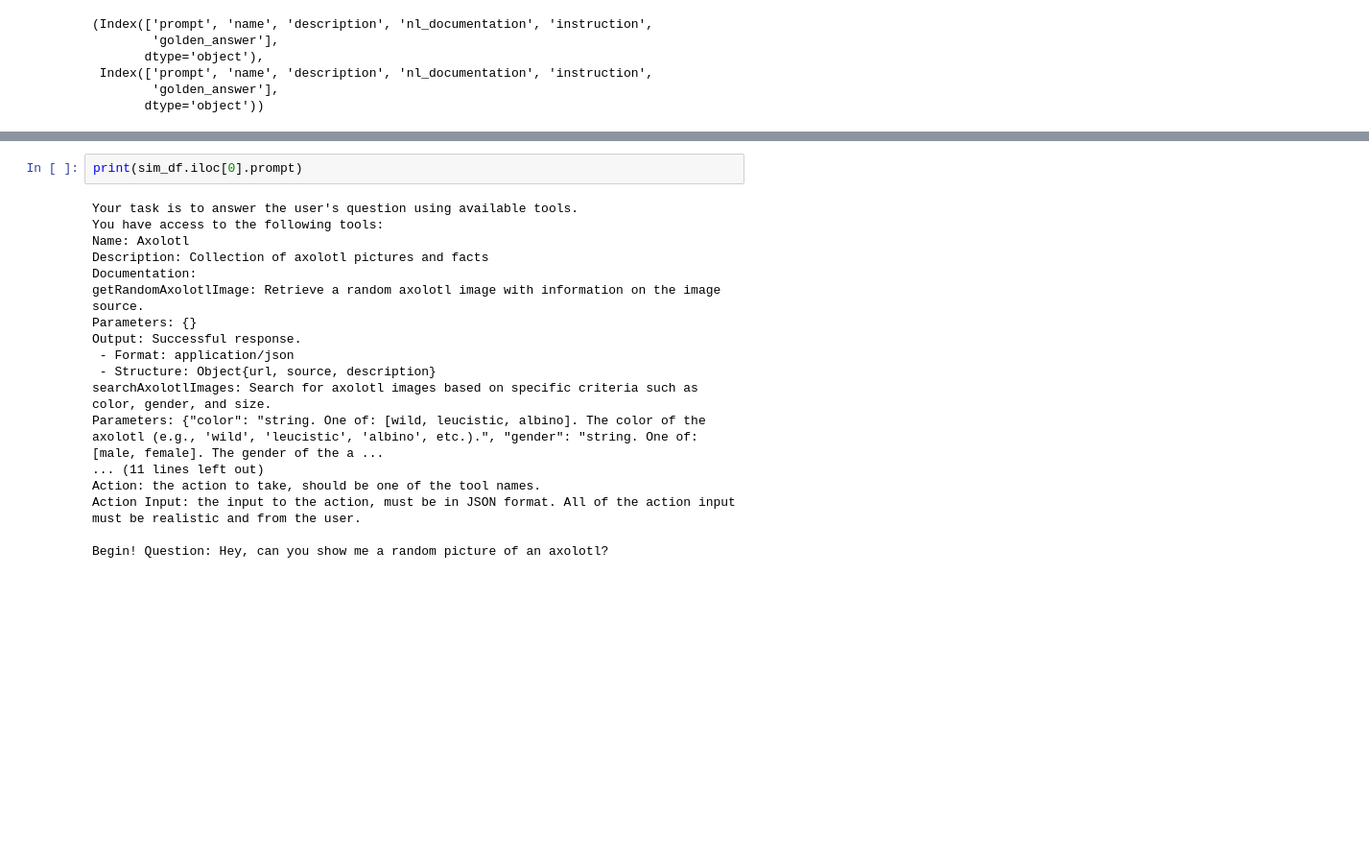
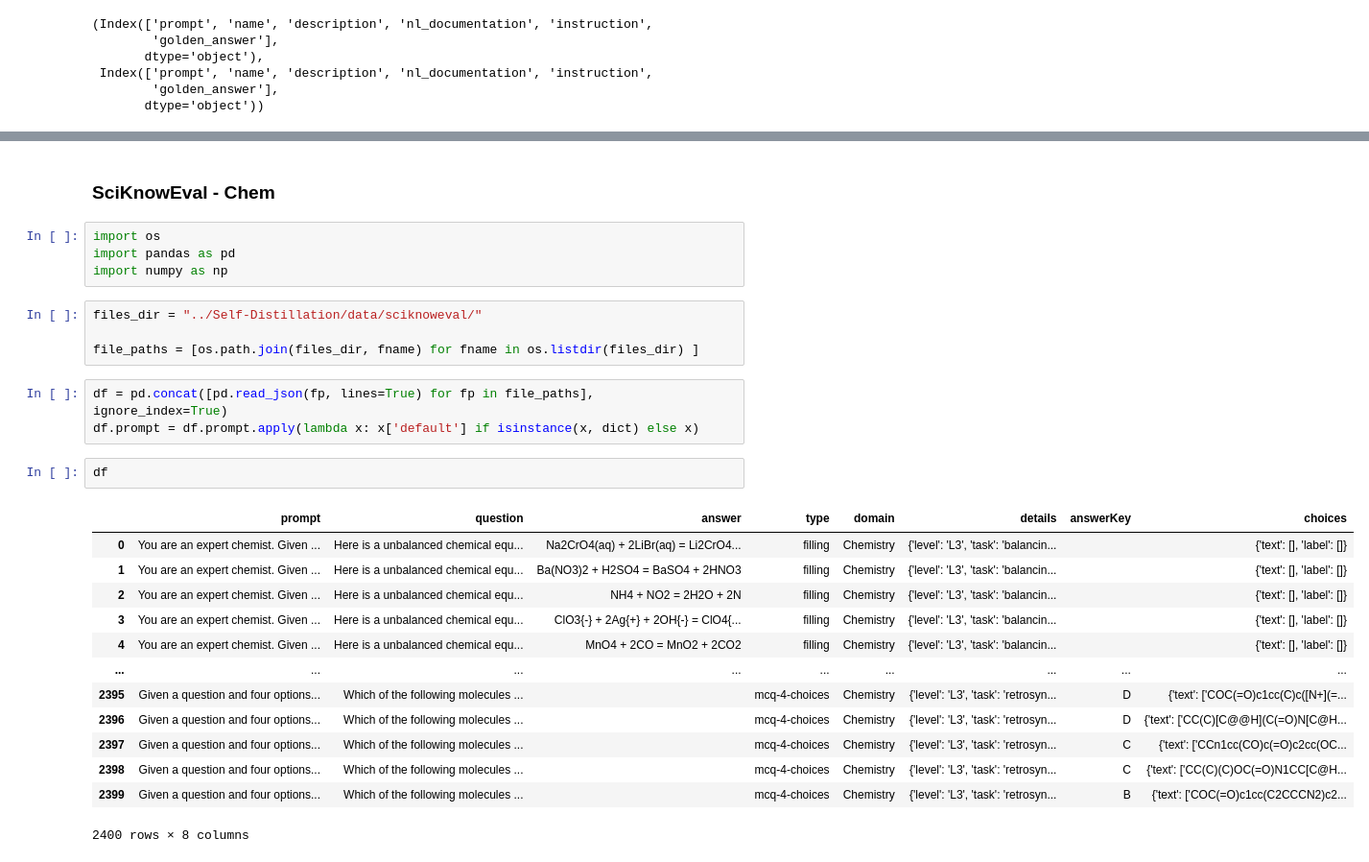
Before and after one commit to Dundalia/sdft-arena, a Jupyter notebook: notebooks/load_data.ipynb, the cells around one changed output, grey strips where cells are left out. Shown at 96% size. Cells and saved outputs as stored; diff of their text form; blank space fills up the shorter version.

```diff
--- a/notebooks/load_data.ipynb
+++ b/notebooks/load_data.ipynb
@@ -149,20 +143,29 @@ False
-# %%
-print(sim_df.iloc[0].prompt)
-# %% [output]
-Your task is to answer the user's question using available tools.
-You have access to the following tools:
-Name: Axolotl
-Description: Collection of axolotl pictures and facts
-Documentation:
-getRandomAxolotlImage: Retrieve a random axolotl image with information on the image source.
-Parameters: {}
-Output: Successful response.
- - Format: application/json
- - Structure: Object{url, source, description}
-searchAxolotlImages: Search for axolotl images based on specific criteria such as color, gender, and size.
-Parameters: {"color": "string. One of: [wild, leucistic, albino]. The color of the axolotl (e.g., 'wild', 'leucistic', 'albino', etc.).", "gender": "string. One of: [male, female]. The gender of the a ...
-... (11 lines left out)
-Action: the action to take, should be one of the tool names.
-Action Input: the input to the action, must be in JSON format. All of the action input must be realistic and from the user.
-
-Begin! Question: Hey, can you show me a random picture of an axolotl?
+# %% [markdown]
+### SciKnowEval - Chem
+# %%
+import os
+import pandas as pd
+import numpy as np
+# %%
+files_dir = "../Self-Distillation/data/sciknoweval/"
+
+file_paths = [os.path.join(files_dir, fname) for fname in os.listdir(files_dir) ]
+# %%
+df = pd.concat([pd.read_json(fp, lines=True) for fp in file_paths], ignore_index=True)
+df.prompt = df.prompt.apply(lambda x: x['default'] if isinstance(x, dict) else x)
+# %%
+df
+# %% [output]
+|  | prompt | question | answer | type | domain | details | answerKey | choices |
+| 0 | You are an expert chemist. Given ... | Here is a unbalanced chemical equ... | Na2CrO4(aq) + 2LiBr(aq) = Li2CrO4... | filling | Chemistry | {'level': 'L3', 'task': 'balancin... |  | {'text': [], 'label': []} |
+| 1 | You are an expert chemist. Given ... | Here is a unbalanced chemical equ... | Ba(NO3)2 + H2SO4 = BaSO4 + 2HNO3 | filling | Chemistry | {'level': 'L3', 'task': 'balancin... |  | {'text': [], 'label': []} |
+| 2 | You are an expert chemist. Given ... | Here is a unbalanced chemical equ... | NH4 + NO2 = 2H2O + 2N | filling | Chemistry | {'level': 'L3', 'task': 'balancin... |  | {'text': [], 'label': []} |
+| 3 | You are an expert chemist. Given ... | Here is a unbalanced chemical equ... | ClO3{-} + 2Ag{+} + 2OH{-} = ClO4{... | filling | Chemistry | {'level': 'L3', 'task': 'balancin... |  | {'text': [], 'label': []} |
+| 4 | You are an expert chemist. Given ... | Here is a unbalanced chemical equ... | MnO4 + 2CO = MnO2 + 2CO2 | filling | Chemistry | {'level': 'L3', 'task': 'balancin... |  | {'text': [], 'label': []} |
+| ... | ... | ... | ... | ... | ... | ... | ... | ... |
+| 2395 | Given a question and four options... | Which of the following molecules ... |  | mcq-4-choices | Chemistry | {'level': 'L3', 'task': 'retrosyn... | D | {'text': ['COC(=O)c1cc(C)c([N+](=... |
+| 2396 | Given a question and four options... | Which of the following molecules ... |  | mcq-4-choices | Chemistry | {'level': 'L3', 'task': 'retrosyn... | D | {'text': ['CC(C)[C@@H](C(=O)N[C@H... |
+| 2397 | Given a question and four options... | Which of the following molecules ... |  | mcq-4-choices | Chemistry | {'level': 'L3', 'task': 'retrosyn... | C | {'text': ['CCn1cc(CO)c(=O)c2cc(OC... |
+| 2398 | Given a question and four options... | Which of the following molecules ... |  | mcq-4-choices | Chemistry | {'level': 'L3', 'task': 'retrosyn... | C | {'text': ['CC(C)(C)OC(=O)N1CC[C@H... |
+| 2399 | Given a question and four options... | Which of the following molecules ... |  | mcq-4-choices | Chemistry | {'level': 'L3', 'task': 'retrosyn... | B | {'text': ['COC(=O)c1cc(C2CCCN2)c2... |
+2400 rows × 8 columns
```
Also changed, not shown: parts of 10 cells of this notebook, 13 other files.
